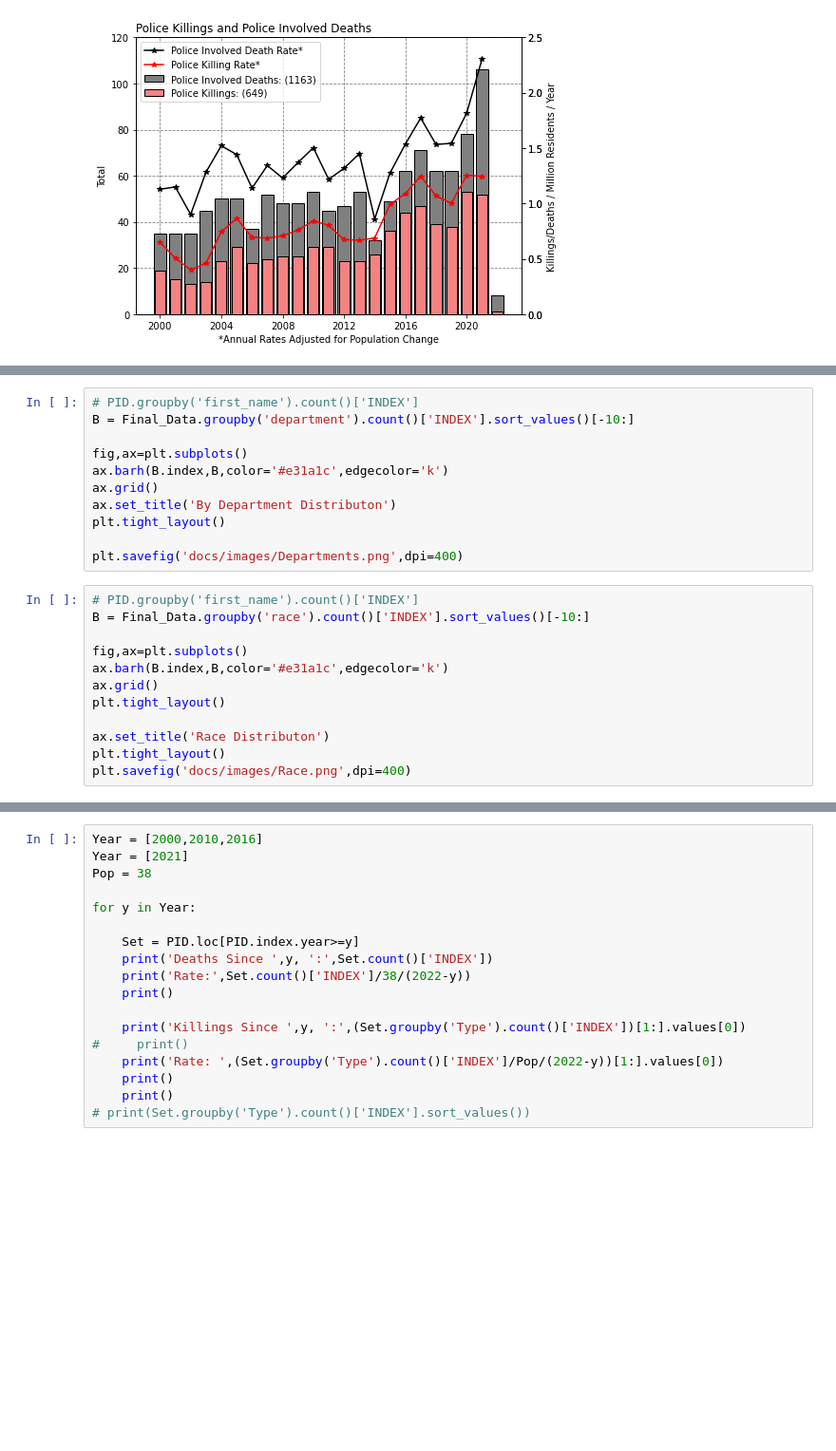
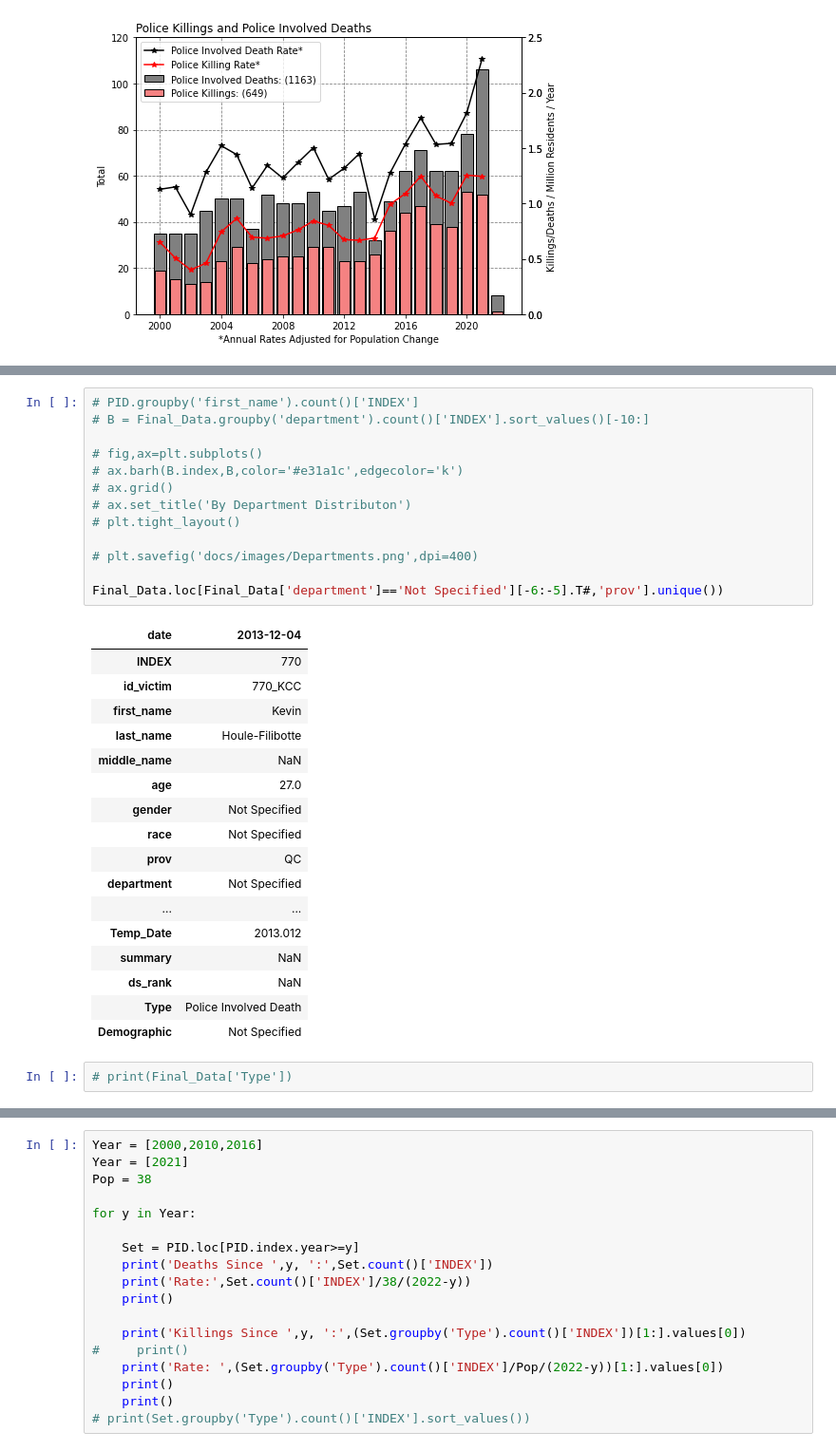
Before and after one commit to Police-Involved-Deaths-CA/Data, a Jupyter notebook: Data_Overview.ipynb, the cells around one changed output, grey strips where cells are left out. Shown at 95% size. Drawn from its saved outputs; the diff is of its cells as text; blank space fills up the shorter version.

```diff
--- a/Data_Overview.ipynb
+++ b/Data_Overview.ipynb
@@ -555,26 +551,36 @@ KeyError: 'Suicide'
 # %%
 # PID.groupby('first_name').count()['INDEX']
-B = Final_Data.groupby('department').count()['INDEX'].sort_values()[-10:]
+# B = Final_Data.groupby('department').count()['INDEX'].sort_values()[-10:]
 
-fig,ax=plt.subplots()
-ax.barh(B.index,B,color='#e31a1c',edgecolor='k')
-ax.grid()
-ax.set_title('By Department Distributon')
-plt.tight_layout()
+# fig,ax=plt.subplots()
+# ax.barh(B.index,B,color='#e31a1c',edgecolor='k')
+# ax.grid()
+# ax.set_title('By Department Distributon')
+# plt.tight_layout()
 
-plt.savefig('docs/images/Departments.png',dpi=400)
+# plt.savefig('docs/images/Departments.png',dpi=400)
+
+Final_Data.loc[Final_Data['department']=='Not Specified'][-6:-5].T#,'prov'].unique())
+# %% [output]
+| date | 2013-12-04 |
+| INDEX | 770 |
+| id_victim | 770_KCC |
+| first_name | Kevin |
+| last_name | Houle-Filibotte |
+| middle_name | NaN |
+| age | 27.0 |
+| gender | Not Specified |
+| race | Not Specified |
+| prov | QC |
+| department | Not Specified |
+| ... | ... |
+| Temp_Date | 2013.012 |
+| summary | NaN |
+| ds_rank | NaN |
+| Type | Police Involved Death |
+| Demographic | Not Specified |
 # %%
-# PID.groupby('first_name').count()['INDEX']
-B = Final_Data.groupby('race').count()['INDEX'].sort_values()[-10:]
-
-fig,ax=plt.subplots()
-ax.barh(B.index,B,color='#e31a1c',edgecolor='k')
-ax.grid()
-plt.tight_layout()
-
-ax.set_title('Race Distributon')
-plt.tight_layout()
-plt.savefig('docs/images/Race.png',dpi=400)
+# print(Final_Data['Type'])
 # %%
 # PID.groupby('first_name').count()['INDEX']
 Final_Data['gender']=Final_Data['gender'].replace({'Trans Female':'Female'})
```
Also changed, not shown: parts of 7 cells of this notebook, 10 other files.
